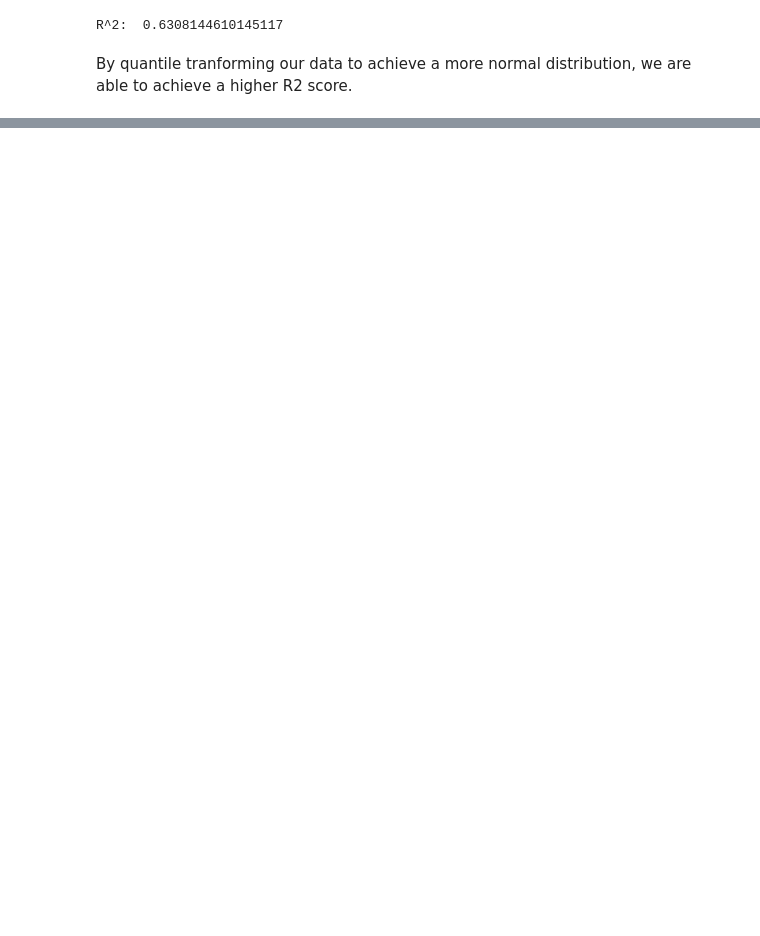
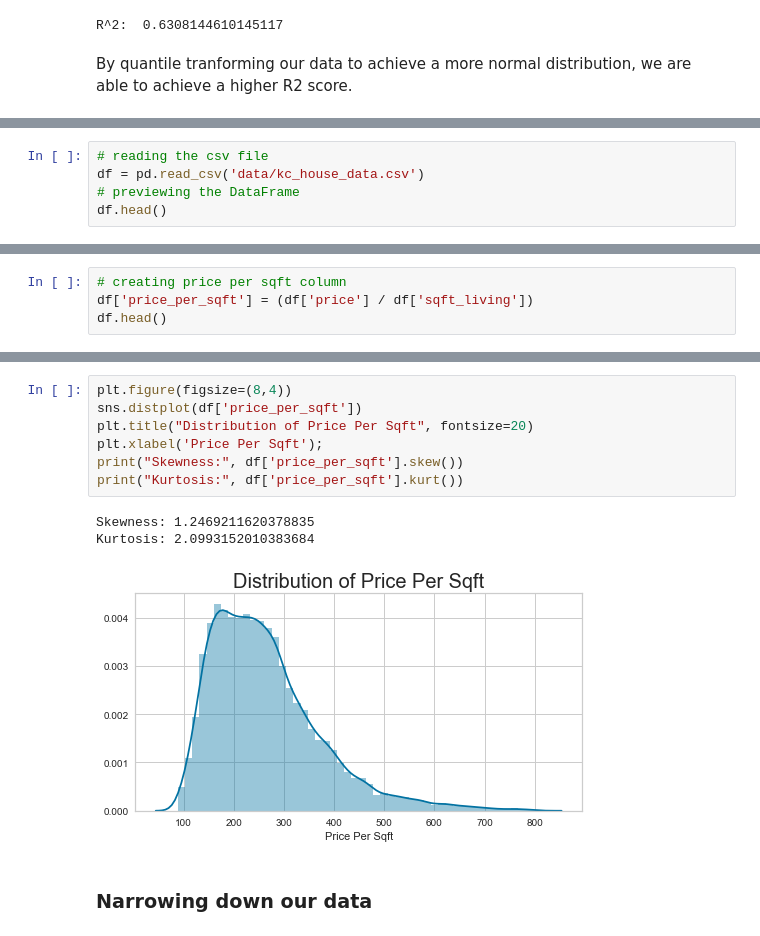
Before and after one commit to dtunnicliffe/house-price-regression-project, a Jupyter notebook: data_wrangling.ipynb, the cells around one changed output, grey strips where cells are left out. Saved outputs shown, nothing was run; the diff lists cells and outputs as text; blank space fills up the shorter version.

```diff
--- a/data_wrangling.ipynb
+++ b/data_wrangling.ipynb
@@ -781,0 +805,5 @@ By quantile tranforming our data to achieve a more normal distribution, we are a
+# %%
+# reading the csv file
+df = pd.read_csv('data/kc_house_data.csv')
+# previewing the DataFrame
+df.head()
@@ -781,0 +838,4 @@ By quantile tranforming our data to achieve a more normal distribution, we are a
+# %%
+# creating price per sqft column
+df['price_per_sqft'] = (df['price'] / df['sqft_living'])
+df.head()
@@ -781,0 +862,13 @@ By quantile tranforming our data to achieve a more normal distribution, we are a
+# %%
+plt.figure(figsize=(8,4))
+sns.distplot(df['price_per_sqft'])
+plt.title("Distribution of Price Per Sqft", fontsize=20)
+plt.xlabel('Price Per Sqft');
+print("Skewness:", df['price_per_sqft'].skew())
+print("Kurtosis:", df['price_per_sqft'].kurt())
+# %% [output]
+Skewness: 1.2469211620378835
+Kurtosis: 2.0993152010383684
+[figure, added]
+# %% [markdown]
+### Narrowing down our data
```
Also changed, not shown: parts of 65 cells of this notebook, 1 other file.
